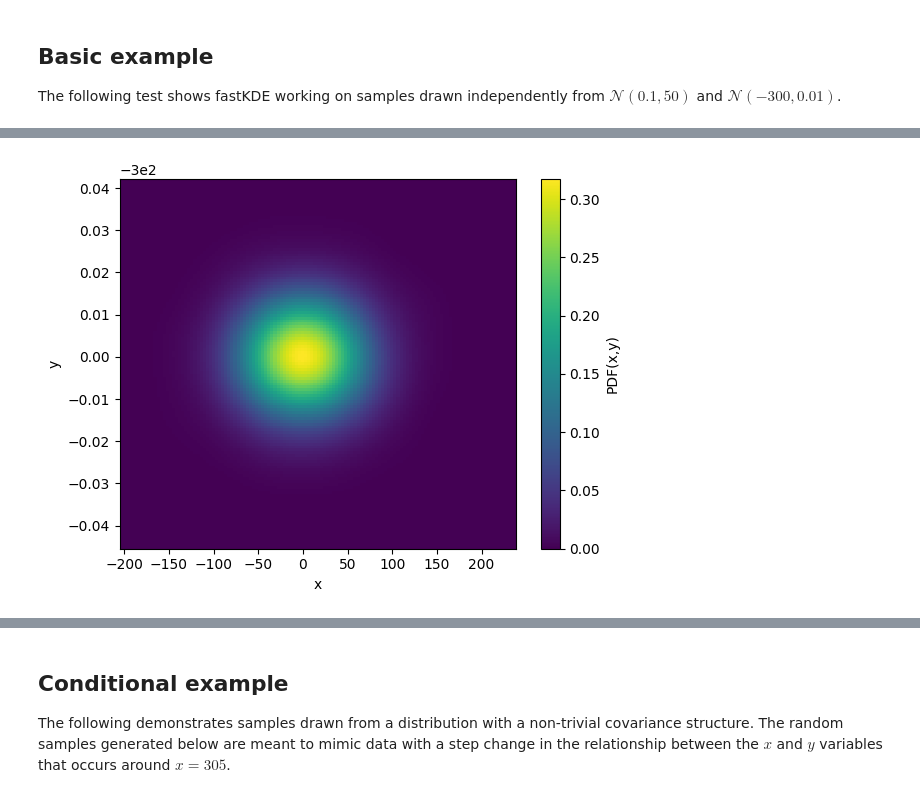
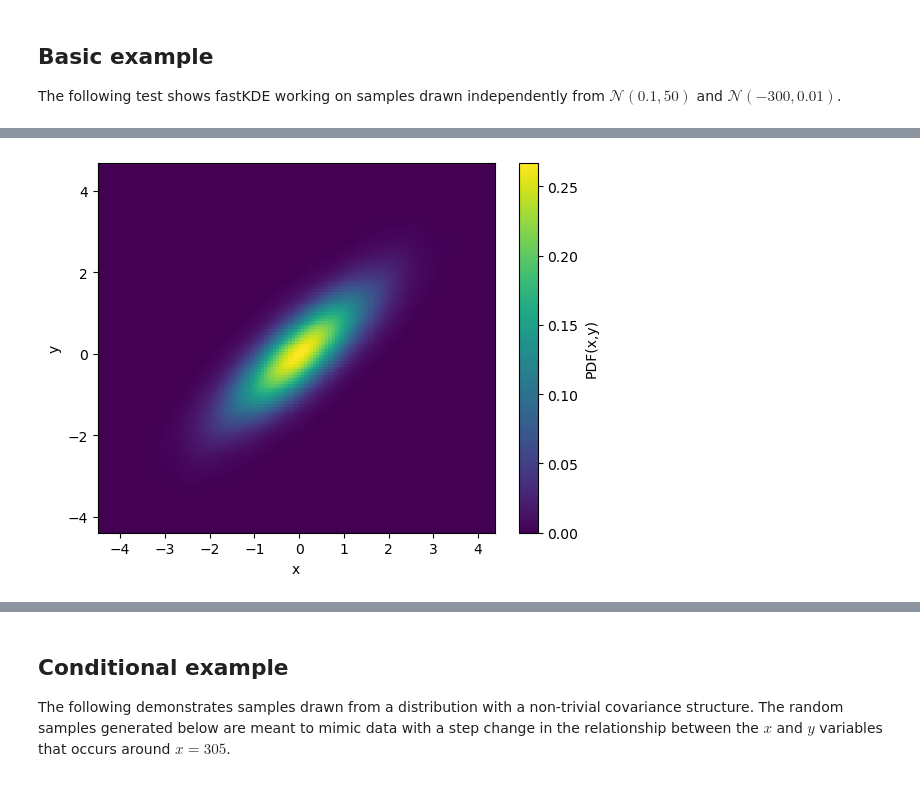
Before and after one commit to LBL-EESA/fastkde, a Jupyter notebook: examples/readme_test.ipynb, the cells around one changed output, grey strips where cells are left out. Saved outputs shown, nothing was run; the diff lists cells and outputs as text; code cells hidden in the pictures.

```diff
--- a/examples/readme_test.ipynb
+++ b/examples/readme_test.ipynb
@@ -38,17 +62,17 @@ The following test shows fastKDE working on samples drawn independently from $\m
 # %%
 """ Demonstrate the first README example. """
 import numpy as np
 import fastkde
 import matplotlib.pyplot as plt
 
-# Generate two random variables dataset (representing 100,000 pairs of datapoints)
-N = int(1e5)
-x = 50 * np.random.normal(size=N) + 0.1
-y = 0.01 * np.random.normal(size=N) - 300
+# Generate a 2D dataset with x and y highly correlated
+cov = [[1, 0.8], [0.8, 1]]
+x, y = np.random.multivariate_normal([0, 0], cov, N).T
 
-# Do the self-consistent density estimate
+# generate a bivariate PDF of x and y using fastKDE
+# note that the var_names argument enables automatic labelling of the axes
 PDF = fastkde.pdf(x, y, var_names=["x", "y"])
 
 PDF.plot();
 # %% [output]
-[figure, old version]
+[figure, new version]
```
Also changed, not shown: parts of 3 cells of this notebook, 4 other files.
